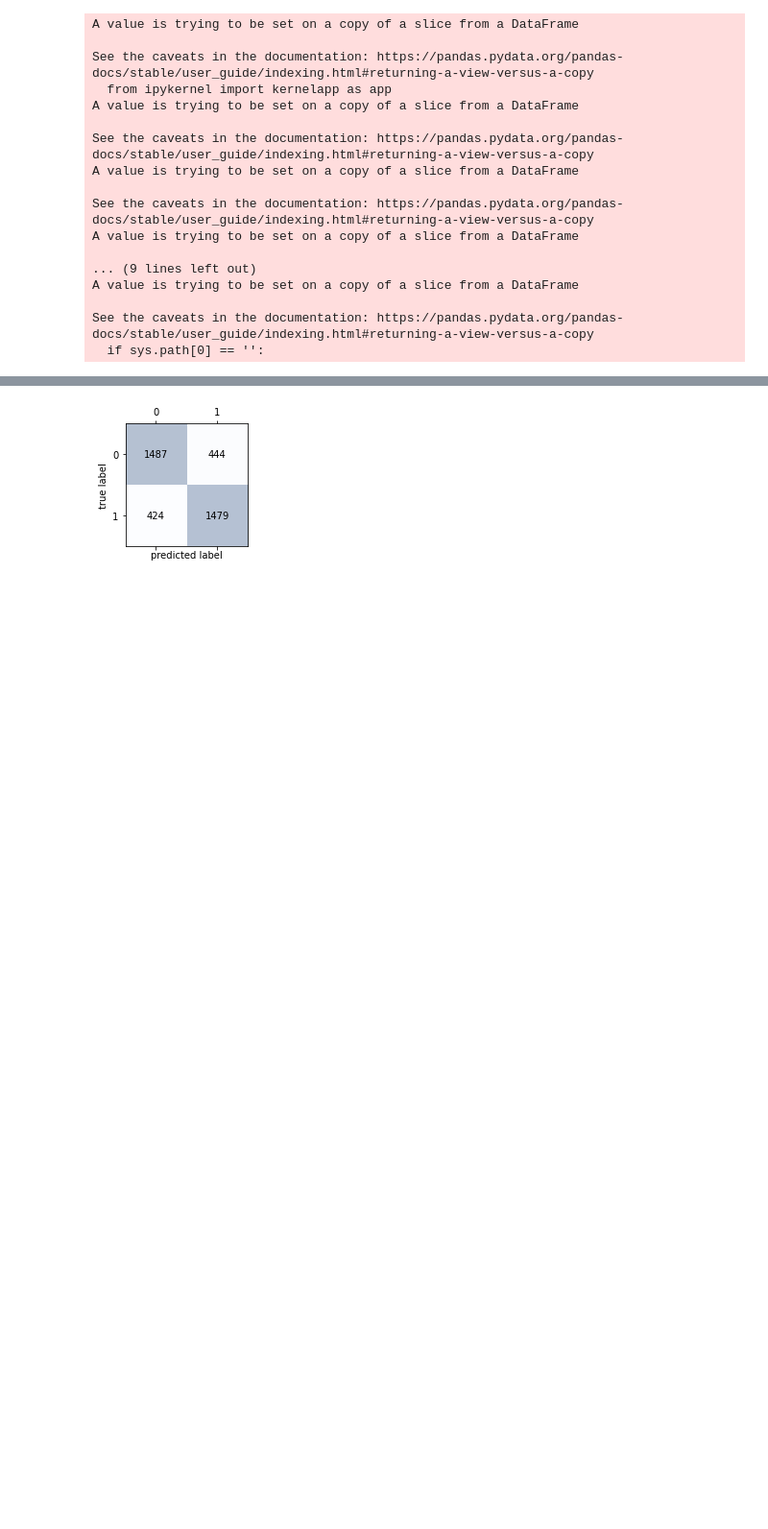
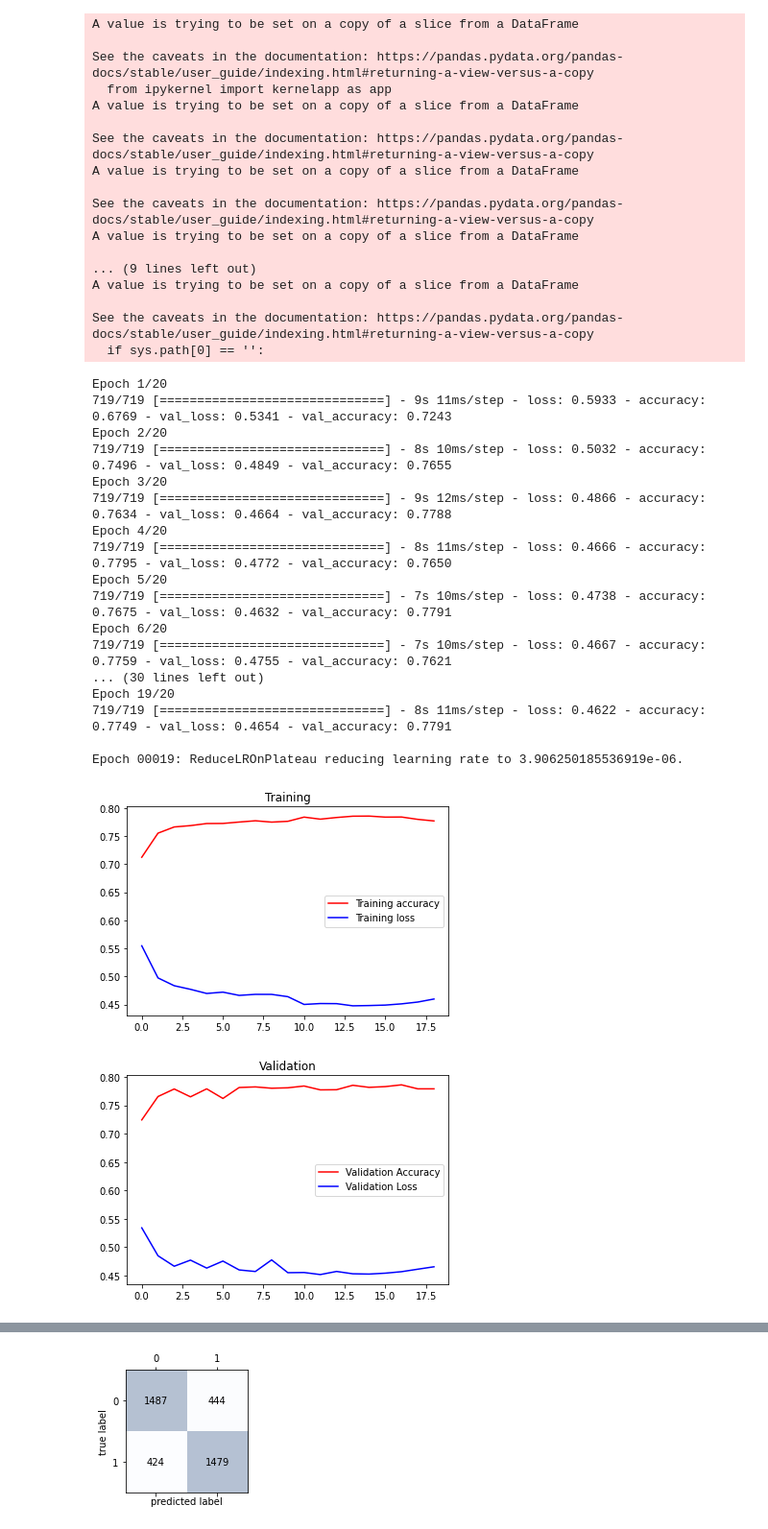
Before and after one commit to elixter/LOL_data_test, a Jupyter notebook: lol.ipynb, the cells around one changed output, grey strips where cells are left out. Shown at 96% size. Saved outputs shown, nothing was run; the diff lists cells and outputs as text; code cells hidden in the pictures; blank space fills up the shorter version.

```diff
--- a/lol.ipynb
+++ b/lol.ipynb
@@ -409,6 +409,86 @@ from sklearn.preprocessing import MinMaxScaler
 mms = MinMaxScaler()
 
 mm_df15_x = mms.fit_transform(df15_x)
+# %%
+# 양식
+import tensorflow as tf
+from keras.callbacks import ReduceLROnPlateau
+import tensorflow_addons as tfa
+
+physical_devices = tf.config.list_physical_devices('GPU')
+tf.config.experimental.set_memory_growth(physical_devices[0], enable=True)
+
+learning_rate_reduction = ReduceLROnPlateau(monitor='val_accuracy',
+                                           patience=2,
+                                           verbose=1,
+                                           factor=0.25,
+                                           min_lr=0.0000003)
+
+early_stop = tf.keras.callbacks.EarlyStopping(monitor='loss', patience=5)
+
+model = tf.keras.Sequential([
+    tf.keras.layers.LSTM(128, activation='tanh', recurrent_activation='sigmoid', recurrent_dropout=0, unroll=False, use_bias=True, input_shape=(58, 1)),
+    tf.keras.layers.Dense(256, activation=tf.keras.layers.LeakyReLU(alpha=0.2)),
+    tf.keras.layers.Dense(256, activation=tf.keras.layers.LeakyReLU(alpha=0.2)),
+    tf.keras.layers.Dense(1, activation='sigmoid')
+])
+
+model.compile(
+    loss='binary_crossentropy',
+    optimizer=tfa.optimizers.AdamW(weight_decay=1e-4),
+    metrics=['accuracy'],
+)
+
+history = model.fit(
+    mm_df15_x[:23000].reshape(-1, 58, 1),
+    df15_y[:23000],
+    epochs=20,
+    batch_size=32,
+    validation_data=(mm_df15_x[23000:].reshape(-1, 58, 1), df15_y[23000:]),
+    callbacks=[learning_rate_reduction, early_stop],
+)
+
+acc = history.history['accuracy']
+val_acc = history.history['val_accuracy']
+loss = history.history['loss']
+val_loss = history.history['val_loss']
+
+epochs = range(len(acc))
+
+plt.title('Train graph with LSTM')
+plt.plot(epochs, acc, 'r', label='Training accuracy')
+plt.plot(epochs, loss, 'b', label='Training loss')
+plt.title('Training')
+plt.legend()
+plt.figure()
+
+plt.plot(epochs, val_acc, 'r', label='Validation Accuracy')
+plt.plot(epochs, val_loss, 'b', label='Validation Loss')
+plt.title('Validation')
+plt.legend()
+
+plt.show()
+plt.close()
+# %% [output]
+Epoch 1/20
+719/719 [==============================] - 9s 11ms/step - loss: 0.5933 - accuracy: 0.6769 - val_loss: 0.5341 - val_accuracy: 0.7243
+Epoch 2/20
+719/719 [==============================] - 8s 10ms/step - loss: 0.5032 - accuracy: 0.7496 - val_loss: 0.4849 - val_accuracy: 0.7655
+Epoch 3/20
+719/719 [==============================] - 9s 12ms/step - loss: 0.4866 - accuracy: 0.7634 - val_loss: 0.4664 - val_accuracy: 0.7788
+Epoch 4/20
+719/719 [==============================] - 8s 11ms/step - loss: 0.4666 - accuracy: 0.7795 - val_loss: 0.4772 - val_accuracy: 0.7650
+Epoch 5/20
+719/719 [==============================] - 7s 10ms/step - loss: 0.4738 - accuracy: 0.7675 - val_loss: 0.4632 - val_accuracy: 0.7791
+Epoch 6/20
+719/719 [==============================] - 7s 10ms/step - loss: 0.4667 - accuracy: 0.7759 - val_loss: 0.4755 - val_accuracy: 0.7621
+... (30 lines left out)
+Epoch 19/20
+719/719 [==============================] - 8s 11ms/step - loss: 0.4622 - accuracy: 0.7749 - val_loss: 0.4654 - val_accuracy: 0.7791
+
+Epoch 00019: ReduceLROnPlateau reducing learning rate to 3.906250185536919e-06.
+[figure, added]
+[figure, added]
 # %%
 # RNN
 import tensorflow as tf
```
Also changed, not shown: parts of 17 cells of this notebook.
